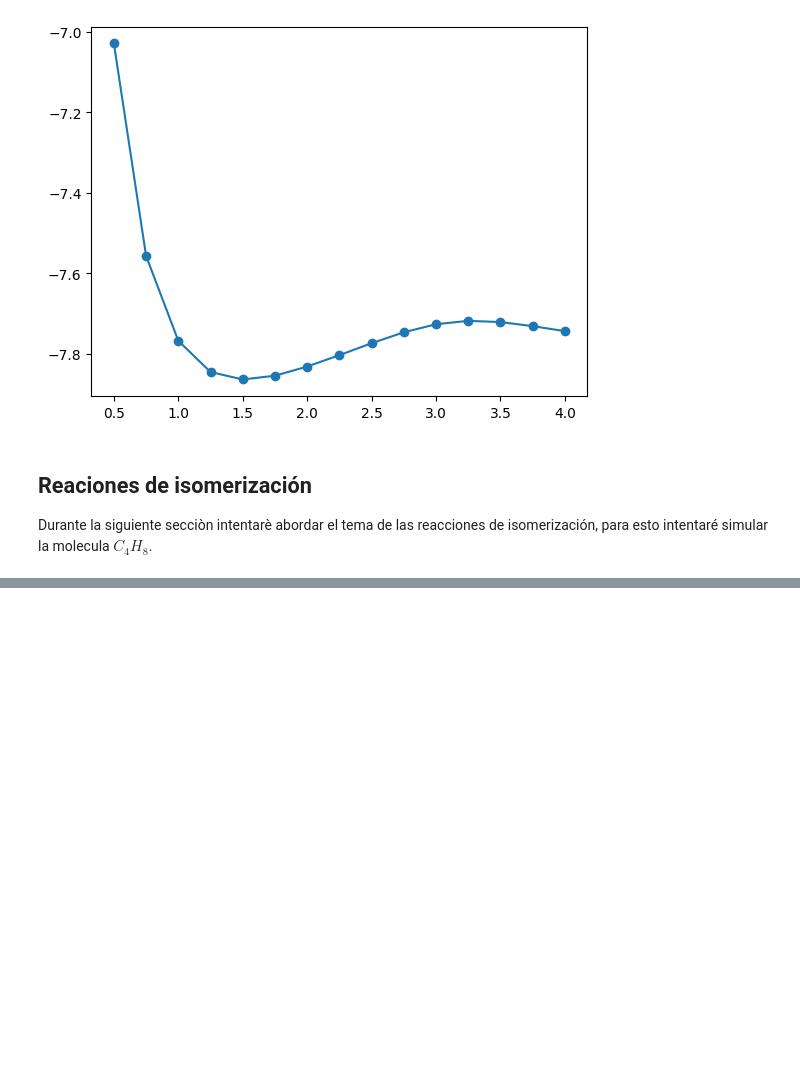
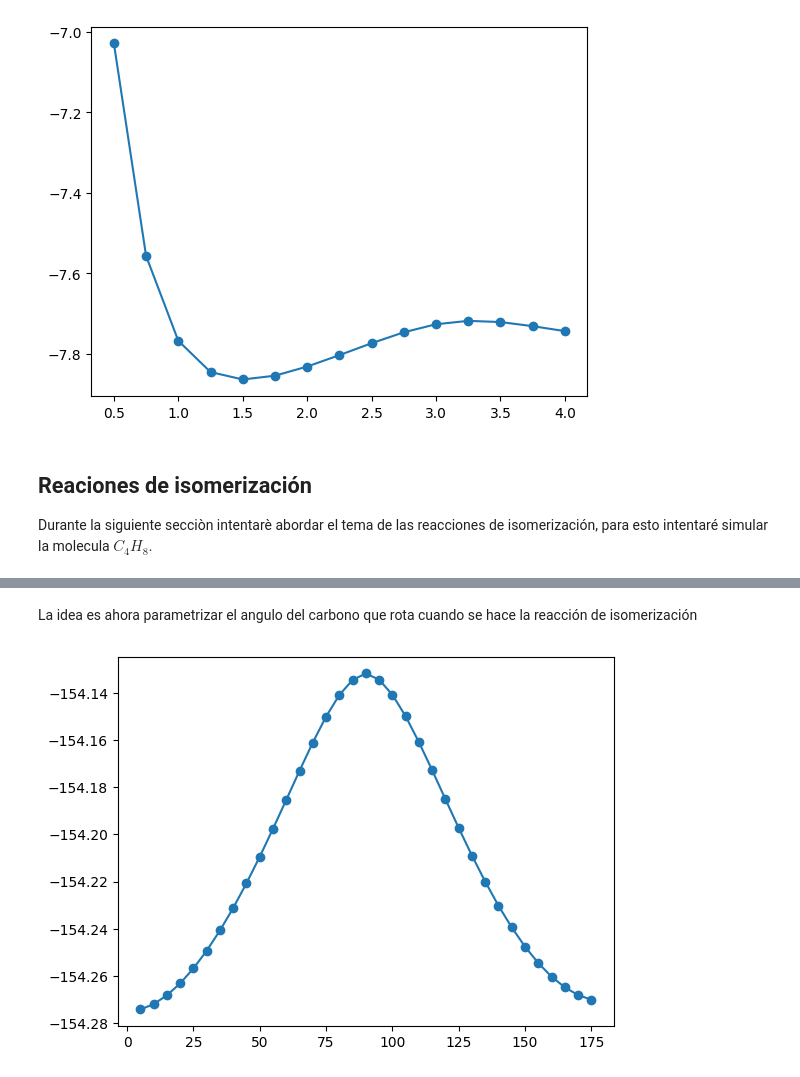
Before and after one commit to jervaal/IPRE-VQE, a Jupyter notebook: try.ipynb, the cells around one changed output, grey strips where cells are left out. Drawn from its saved outputs; the diff is of its cells as text; code cells hidden in the pictures; blank space fills up the shorter version.

Commit message:
Gràfico reacciòn isomerización

```diff
--- a/try.ipynb
+++ b/try.ipynb
@@ -437,0 +436,79 @@ La energia del cis-butano es: -149.49208132404732 y del trans-butano es -149.492
+# %% [markdown]
+La idea es ahora parametrizar el angulo del carbono que rota cuando se hace la reacción de isomerización
+# %%
+from qiskit_nature.second_q.drivers import PySCFDriver
+from qiskit_nature.second_q.transformers import FreezeCoreTransformer, ActiveSpaceTransformer
+from qiskit_nature.second_q.mappers import JordanWignerMapper, ParityMapper
+from qiskit_nature.second_q.circuit.library import UCCSD, HartreeFock
+from qiskit_nature.second_q.algorithms.initial_points import HFInitialPoint
+from qiskit_algorithms import VQE
+from qiskit_algorithms.optimizers import SLSQP
+from qiskit_nature.second_q.algorithms import GroundStateEigensolver
+from qiskit import  QuantumCircuit
+from qiskit.primitives import Estimator
+import numpy as np
+import matplotlib.pyplot as plt
+
+
+theta = np.arange(5, 180, 5) #El angulo va desde 0 hasta 180
+
+energias = np.zeros(len(theta))
+
+for i, d in enumerate(theta):
+
+    z_matrix= [
+        "C",
+        "C 1 1.32258",
+        "C 1 1.49321 2 125.14544",
+        "H 1 1.08750 3 116.30975 2 180.00",
+        f"C 2 1.49321 1 125.14544 4 {d}",
+        "H 2 1.08750 5 116.30975 1 180.00",
+        "H 3 1.09249 1 111.16863 4 59.39",
+        "H 3 1.09249 7 108.12 1 -122.48",
+        "H 3 1.09249 7 106.75 8 -116.12",
+        "H 5 1.09249 2 111.17 6 59.39",
+        "H 5 1.09249 10 108.12 2 -122.48",
+        "H 5 1.09249 10 106.75 11 -116.12"
+    ]
+
+    # sto-3g es un tipo de base que usa 3 funciones gaussianas, entre mas  funciones gaussianas, mas preciso pero mas lento
+    driver = PySCFDriver(atom=z_matrix, basis="sto-3g")
+    problema = driver.run()
+
+    # FreezeCoreTransforme es una simplificación en donde se consideran que algunos orbitales estan congelados o inactivos
+    # En este caso se considera que los obitales 4 y 5 estan no activos
+    fc_transformer = ActiveSpaceTransformer(2, 2)
+
+    problem = fc_transformer.transform(problema) #aplicamos la congelación al problema
+
+        #Acà aplicamos otro mapeo distinto al de Jordan-winger, sin embargo tambien tiene como objetivo pasar de fermiones a qubit
+    mapper = ParityMapper(num_particles= (problem.num_alpha, problem.num_beta))
+
+
+        # Acà sigue todo igual
+    ansatz = UCCSD(problem.num_spatial_orbitals,
+                   problem.num_particles,
+                   mapper,
+                   initial_state=HartreeFock(
+                       problem.num_spatial_orbitals,
+                       problem.num_particles,
+                       mapper,),
+    )
+    vqe = VQE(Estimator(), ansatz, SLSQP())
+
+    initial_point = HFInitialPoint()
+    initial_point.ansatz = ansatz
+    initial_point.problem = problem
+    vqe.initial_point = initial_point.to_numpy_array()
+    solver = GroundStateEigensolver(mapper, vqe)
+    result = solver.solve(problem)
+
+    energias[i] = result.total_energies[0]
+
+plt.scatter(theta[:], energias[:])
+plt.plot(theta[:], energias[:])
+
+minimo = np.min(energias)
+numero = np.where(energias == minimo)
+# %% [output]
+[figure, added]
```
Also changed, not shown: parts of 3 cells of this notebook.
